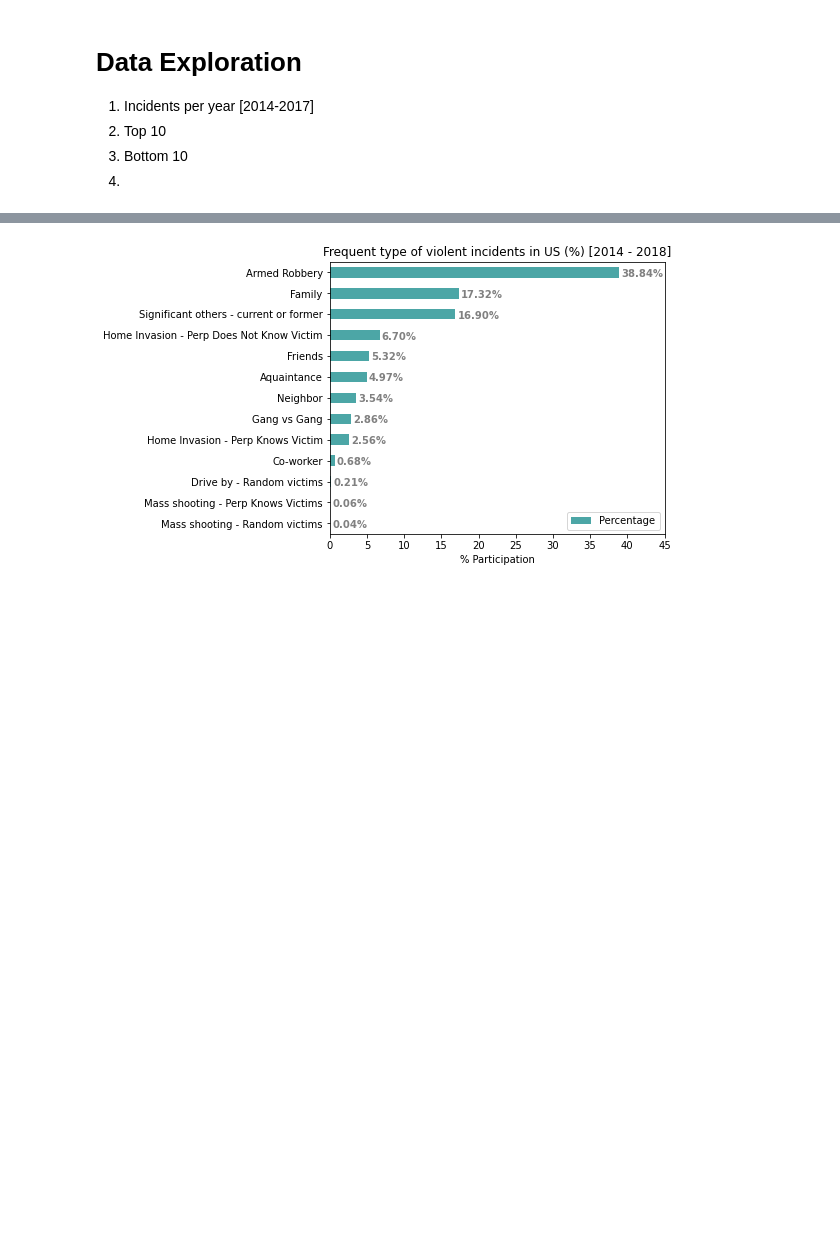
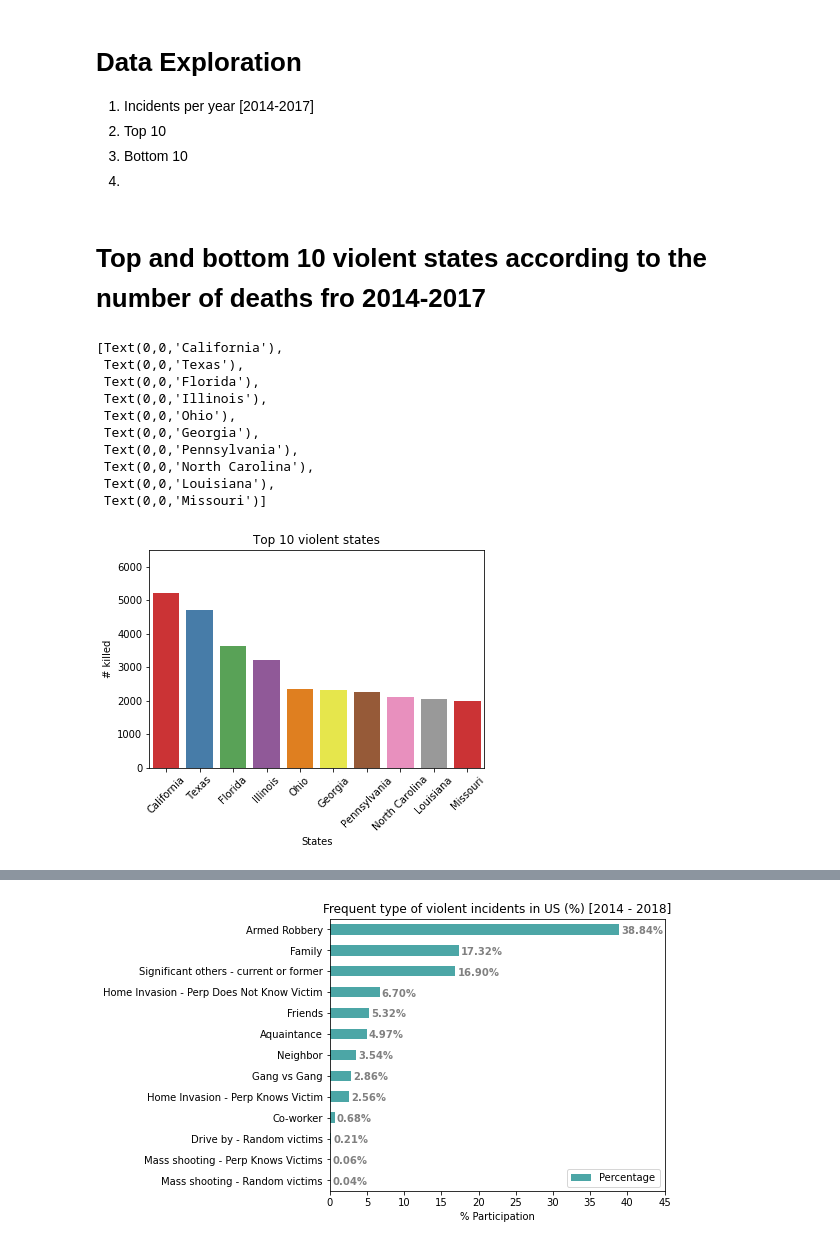
Before and after one commit to palolo02/Project1, a Jupyter notebook: Crime in US.ipynb, the cells around one changed output, grey strips where cells are left out. Drawn from its saved outputs; the diff is of its cells as text; code cells hidden in the pictures; blank space fills up the shorter version.

Commit message:
Adding top and bottom graphs, correlation too

```diff
--- a/Crime in US.ipynb
+++ b/Crime in US.ipynb
@@ -207,0 +207,2 @@ Lau:
+# %% [markdown]
+# Top and bottom 10 violent states according to the number of deaths fro 2014-2017
@@ -207,0 +214,45 @@ Lau:
+# %%
+#mImporting datasets
+df = pd.read_csv(r'C:\Users\1000204905\Desktop\GitHub\gun_violence.csv')
+df2 = pd.read_csv(r'C:\Users\1000204905\Desktop\GitHub\gun_violence.csv',parse_dates=['date'], index_col=['date'])
+# %%
+#Create new columns with day, month and year
+df2['day'] = df2.index.day
+df2['month'] = df2.index.month
+df2['year'] = df2.index.year
+
+#Remove the years 2013 and 2018
+new_data=df2[(df2.year>=2014) & (df2.year<=2017)]
+
+#Count the crimes
+incident_count=new_data.groupby('state').agg('count')
+
+#Sort by deaths
+incident_count
+
+killed_number=new_data.groupby('state').sum()
+killed_sort=killed_number.sort_values(by='n_killed',ascending=False)
+
+#Top 10 contries by killed number
+top=killed_sort.head(10)
+bottom=killed_sort.tail(10)
+# %%
+#bar plot top
+killed_years=sns.barplot(x=top.index, y=top.n_killed,data=top,palette='Set1')
+plt.xlabel('States')
+plt.ylabel('# killed')
+plt.title('Top 10 violent states')
+killed_years.set_ylim([0,6500])
+killed_years.set_xticklabels(killed_years.get_xticklabels(),rotation=45)
+# %% [output]
+[Text(0,0,'California'),
+ Text(0,0,'Texas'),
+ Text(0,0,'Florida'),
+ Text(0,0,'Illinois'),
+ Text(0,0,'Ohio'),
+ Text(0,0,'Georgia'),
+ Text(0,0,'Pennsylvania'),
+ Text(0,0,'North Carolina'),
+ Text(0,0,'Louisiana'),
+ Text(0,0,'Missouri')]
+[figure, added]
```
Also changed, not shown: parts of 13 cells of this notebook.
